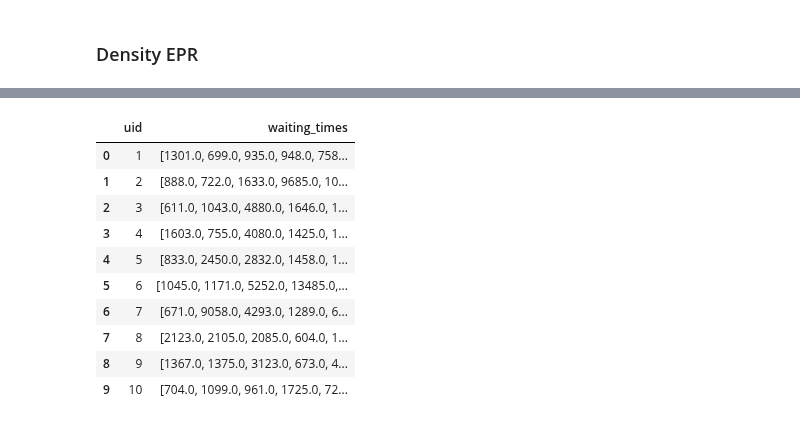
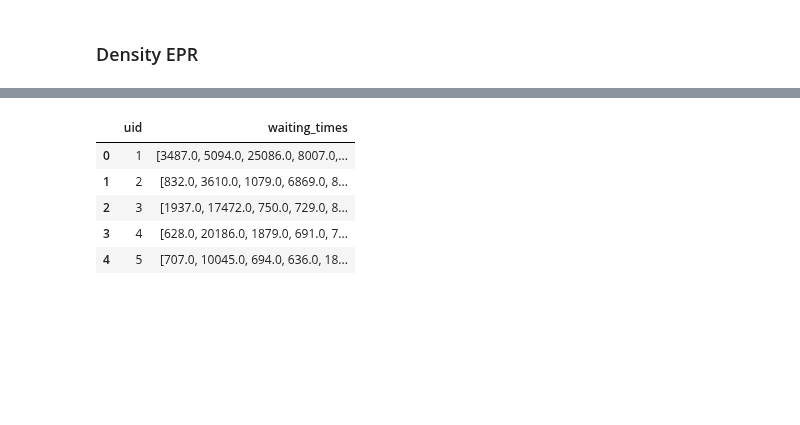
Before and after one commit to scikit-mobility/scikit-mobility, a Jupyter notebook: tutorial/3_trajectory_models_skmob_tutorial.ipynb, the cells around one changed output, grey strips where cells are left out. Drawn from its saved outputs; the diff is of its cells as text; code cells hidden in the pictures; blank space fills up the shorter version.

```diff
--- a/tutorial/3_trajectory_models_skmob_tutorial.ipynb
+++ b/tutorial/3_trajectory_models_skmob_tutorial.ipynb
@@ -27,11 +26,11 @@ from skmob.models.epr import load_spatial_tessellation, compute_od_matrix
 start_time, end_time = pd.to_datetime('2019/01/01 08:00:00'), pd.to_datetime('2019/01/14 08:00:00')
 sepr = DensityEPR()
 # %%
-spatial_tessellation = load_spatial_tessellation('../data_test/location2info_trentino')
+spatial_tessellation = load_spatial_tessellation('data/location2info_trentino')
 # %%
 od_matrix = compute_od_matrix(spatial_tessellation, use_relevance=True)
 # %%
-tdf = sepr.generate(start_time, end_time, spatial_tessellation, n_agents=1, od_matrix=od_matrix, verbose=True)
+tdf = sepr.generate(start_time, end_time, spatial_tessellation, n_agents=100, od_matrix=od_matrix, verbose=True)
 # %%
 tdf.parameters
 # %% [output]
@@ -112,18 +114,13 @@ plt.show()
 # %%
 wts_df = waiting_times(tdf)
-wts_df
+wts_df.head()
 # %% [output]
 |  | uid | waiting_times |
-| 0 | 1 | [1301.0, 699.0, 935.0, 948.0, 758... |
-| 1 | 2 | [888.0, 722.0, 1633.0, 9685.0, 10... |
-| 2 | 3 | [611.0, 1043.0, 4880.0, 1646.0, 1... |
-| 3 | 4 | [1603.0, 755.0, 4080.0, 1425.0, 1... |
-| 4 | 5 | [833.0, 2450.0, 2832.0, 1458.0, 1... |
-| 5 | 6 | [1045.0, 1171.0, 5252.0, 13485.0,... |
-| 6 | 7 | [671.0, 9058.0, 4293.0, 1289.0, 6... |
-| 7 | 8 | [2123.0, 2105.0, 2085.0, 604.0, 1... |
-| 8 | 9 | [1367.0, 1375.0, 3123.0, 673.0, 4... |
-| 9 | 10 | [704.0, 1099.0, 961.0, 1725.0, 72... |
+| 0 | 1 | [3487.0, 5094.0, 25086.0, 8007.0,... |
+| 1 | 2 | [832.0, 3610.0, 1079.0, 6869.0, 8... |
+| 2 | 3 | [1937.0, 17472.0, 750.0, 729.0, 8... |
+| 3 | 4 | [628.0, 20186.0, 1879.0, 691.0, 7... |
+| 4 | 5 | [707.0, 10045.0, 694.0, 636.0, 18... |
 # %%
 wts = []
 for x in wts_df.waiting_times:
```
Also changed, not shown: parts of 43 cells of this notebook.
